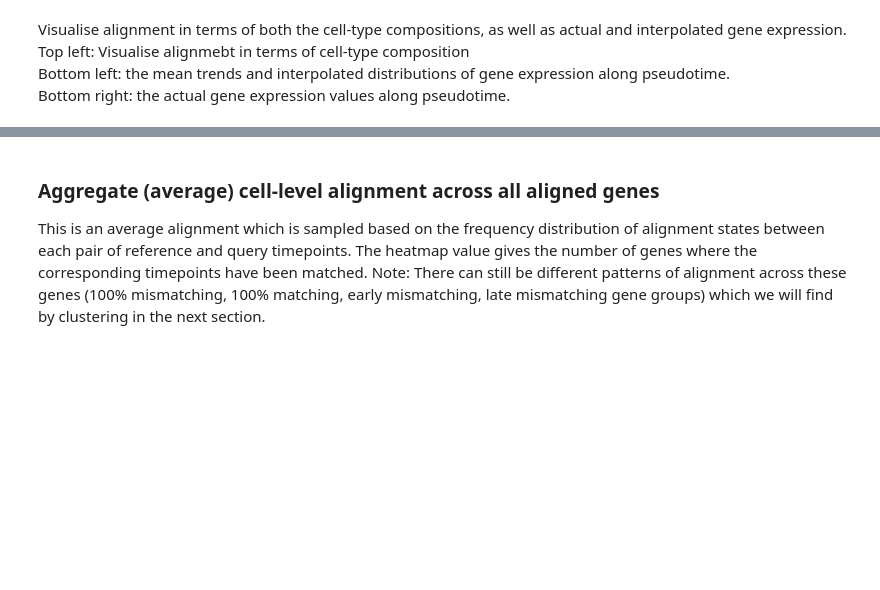
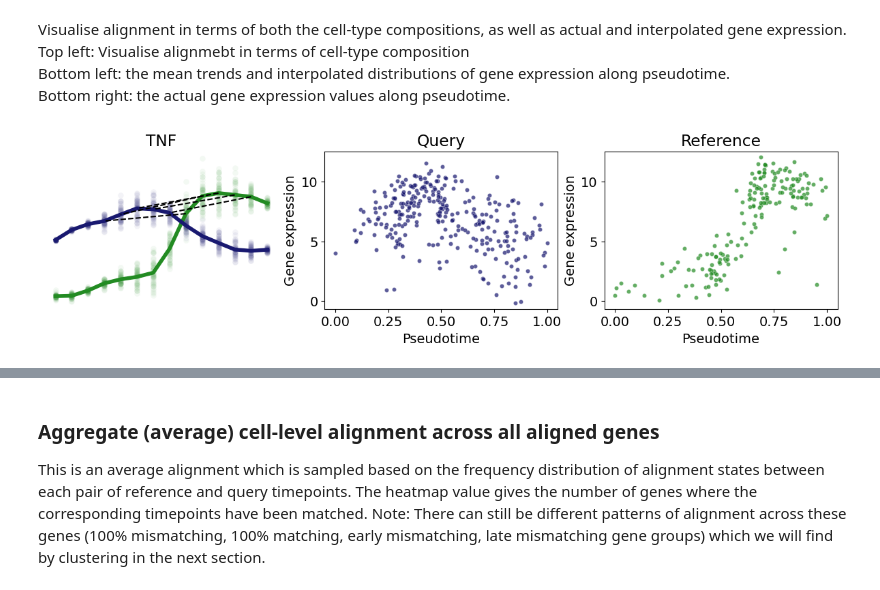
Before and after one commit to Teichlab/Genes2Genes, a Jupyter notebook: notebooks/Tutorial.ipynb, the cells around one changed output, grey strips where cells are left out. Cells and saved outputs as stored; diff of their text form; code cells hidden in the pictures; blank space fills up the shorter version.

```diff
--- a/notebooks/Tutorial.ipynb
+++ b/notebooks/Tutorial.ipynb
@@ -154,6 +157,10 @@ Visualise alignment in terms of both the cell-type compositions, as well as actu
 Top left: Visualise alignmebt in terms of cell-type composition <br>
 Bottom left: the mean trends and interpolated distributions of gene expression along pseudotime. <br>
 Bottom right: the actual gene expression values along pseudotime.
+# %%
+VisualUtils.plotTimeSeries('TNF', aligner, plot_cells=True)
+# %% [output]
+[figure, added]
 # %%
 VisualUtils.show_gene_alignment('TNF', aligner, adata_ref, adata_query, annotation_colname, joint_cmap)
 
```
Also changed, not shown: parts of 10 cells of this notebook, 2 other files.
